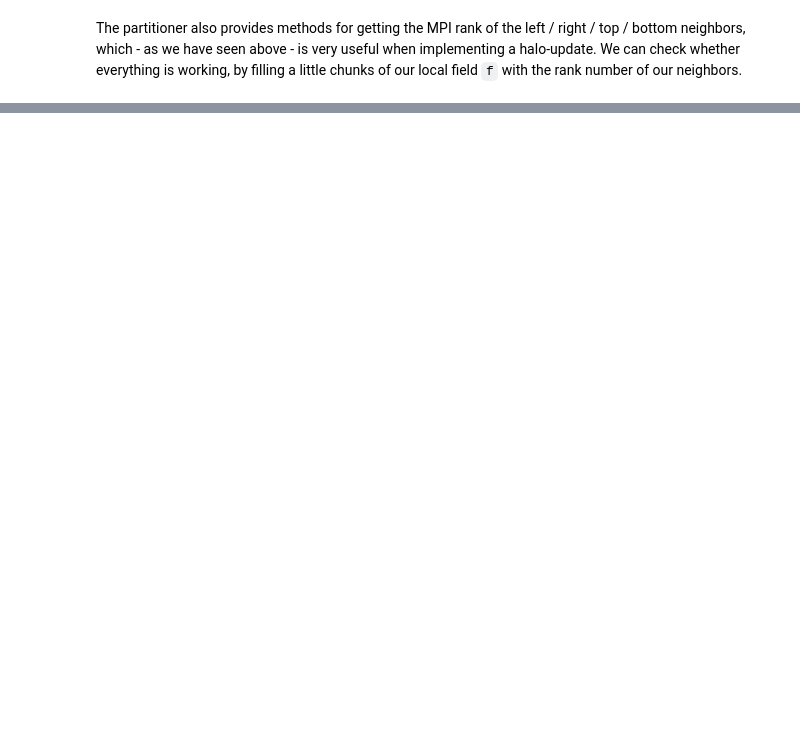
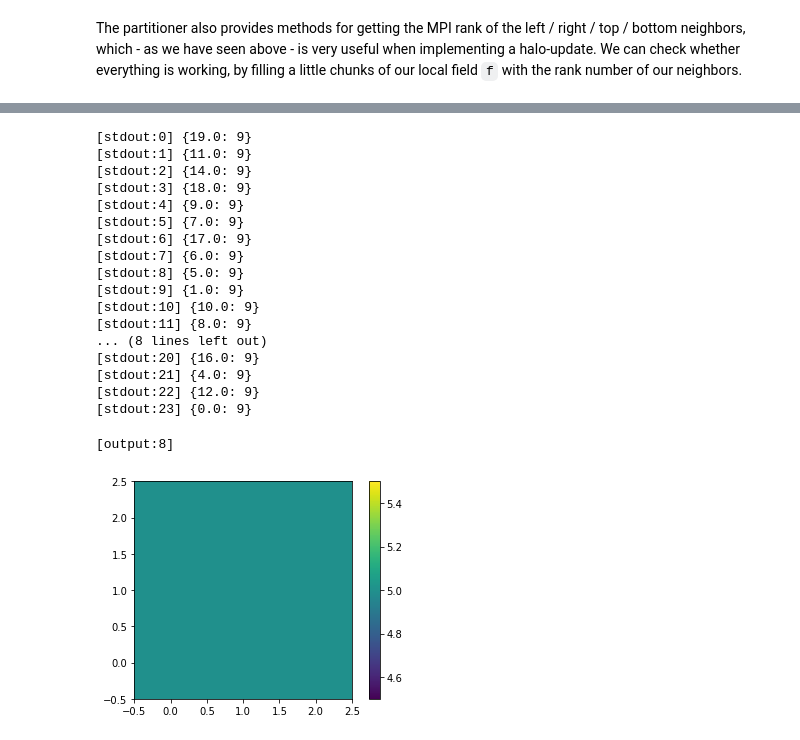
Before and after one commit to ofuhrer/HPC4WC, a Jupyter notebook: day3/03-domain-decomposition.ipynb, the cells around one changed output, grey strips where cells are left out. Saved outputs shown, nothing was run; the diff lists cells and outputs as text; code cells hidden in the pictures; blank space fills up the shorter version.

```diff
--- a/day3/03-domain-decomposition.ipynb
+++ b/day3/03-domain-decomposition.ipynb
@@ -566 +453,43 @@ if comm.Get_rank() == 0:
 </div>
+# %%
+comm = MPI.COMM_WORLD
+nz = 1
+ny = 6
+nx = 4
+num_halo = 1
+
+p = Partitioner(comm, [nz, ny, nx], num_halo, periodic=(True, True))
+
+f = np.empty(p.shape(), dtype=np.float64)
+f[:, :, :] = rank
+
+#update_halo(f, num_halo, p=p)
+
+# validation 1: visualize values on one rank
+if rank == 5:
+    plt.imshow(f[0, :, :], origin='lower')
+    plt.colorbar()
+
+# validation 2: output values present on each rank (and count)
+values, counts = np.unique(f, return_counts=True)
+print(dict(zip(values, counts)))
+# %% [output]
+[stdout:0] {19.0: 9}
+[stdout:1] {11.0: 9}
+[stdout:2] {14.0: 9}
+[stdout:3] {18.0: 9}
+[stdout:4] {9.0: 9}
+[stdout:5] {7.0: 9}
+[stdout:6] {17.0: 9}
+[stdout:7] {6.0: 9}
+[stdout:8] {5.0: 9}
+[stdout:9] {1.0: 9}
+[stdout:10] {10.0: 9}
+[stdout:11] {8.0: 9}
+... (8 lines left out)
+[stdout:20] {16.0: 9}
+[stdout:21] {4.0: 9}
+[stdout:22] {12.0: 9}
+[stdout:23] {0.0: 9}
+[output:8]
+[figure, added]
```
Also changed, not shown: parts of 23 cells of this notebook, 6 other files.
